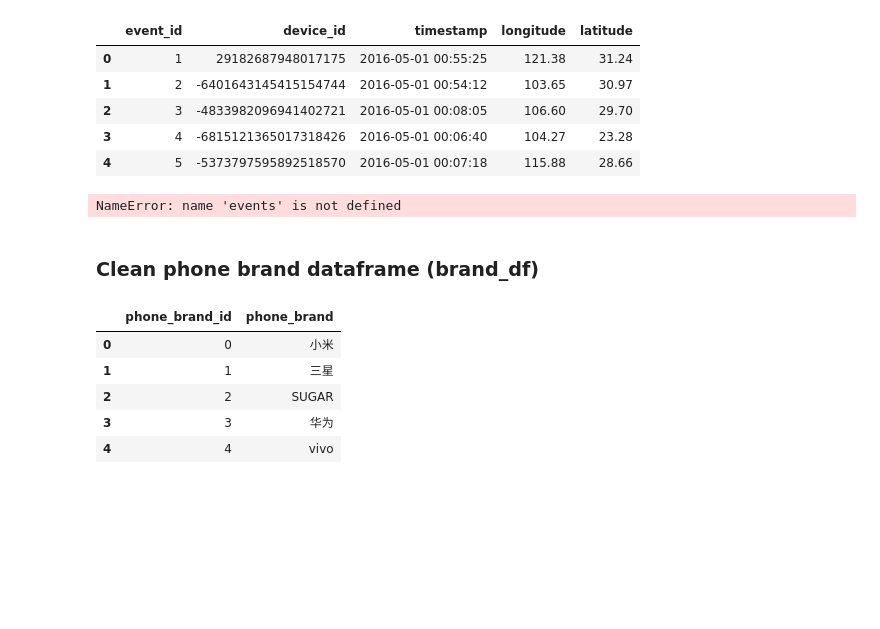
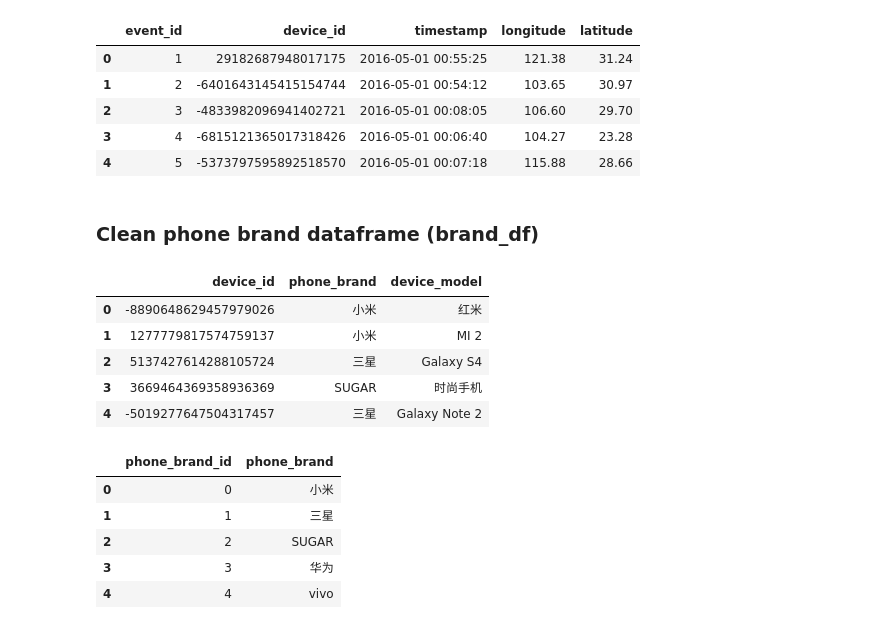
Before and after one commit to katherine501/talkingdata, a Jupyter notebook: EDA_Katherine.ipynb, the cells around one changed output. Saved outputs shown, nothing was run; the diff lists cells and outputs as text; code cells hidden in the pictures; blank space fills up the shorter version.

```diff
--- a/EDA_Katherine.ipynb
+++ b/EDA_Katherine.ipynb
@@ -13,11 +13,11 @@ try:
     gender_age_train = pd.read_csv('../talkingdata_DATA/gender_age_train.csv')
     gender_age_test = pd.read_csv('../talkingdata_DATA/gender_age_test.csv')
 except FileNotFoundError:
-    app_events = pd.read_csv('data/app_events.csv', chunksize=1000)
+    app_events = pd.read_csv('data/app_events.csv', nrows = 1000000)
     brand_df = pd.read_csv('data/phone_brand_device_model.csv')
     label_categories = pd.read_csv('data/label_categories.csv')
     app_labels = pd.read_csv('data/app_labels.csv')
-    events = pd.read_csv('data/events.csv', chunksize=1000)
+    events = pd.read_csv('data/events.csv', nrows = 1000000)
     gender_age_train = pd.read_csv('data/gender_age_train.csv')
     gender_age_test = pd.read_csv('data/gender_age_test.csv')
 # %%
@@ -50,10 +50,17 @@ display(events.head())
 # %%
 # convert timestamp column to pd.datetime
 events['timestamp'] = events['timestamp'].map(pd.to_datetime)
-# %% [output]
-NameError: name 'events' is not defined
 # %% [markdown]
 ### Clean phone brand dataframe (brand_df)
+# %%
+display(brand_df.head())
+# %% [output]
+|  | device_id | phone_brand | device_model |
+| 0 | -8890648629457979026 | 小米 | 红米 |
+| 1 | 1277779817574759137 | 小米 | MI 2 |
+| 2 | 5137427614288105724 | 三星 | Galaxy S4 |
+| 3 | 3669464369358936369 | SUGAR | 时尚手机 |
+| 4 | -5019277647504317457 | 三星 | Galaxy Note 2 |
 # %%
 # dictionary of brand categories and their associated numbers/indices
 brand_categories = brand_df[['phone_brand']].drop_duplicates().reset_index(drop=True).reset_index()
```
Also changed, not shown: 2 other files.
